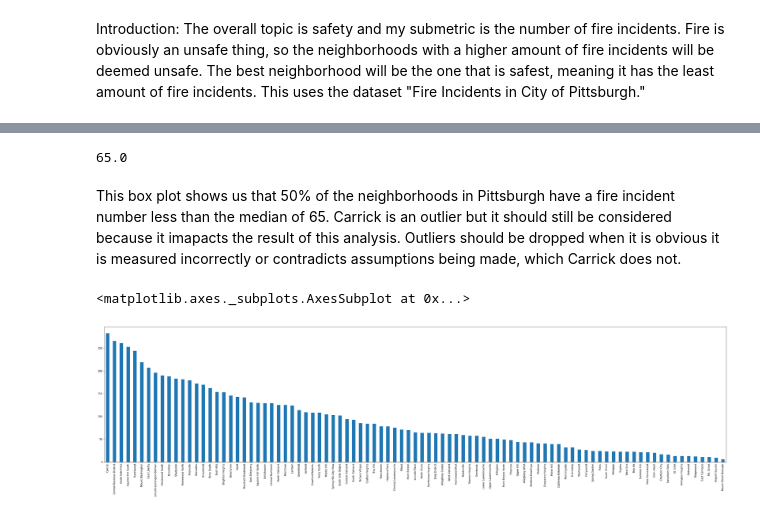
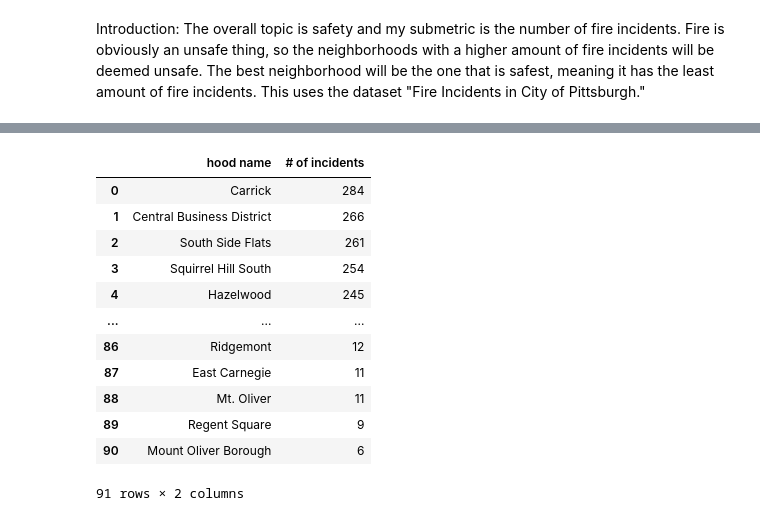
Before and after one commit to jreed2023/FinalProject, a Jupyter notebook: fire.ipynb, the cells around one changed output, grey strips where cells are left out. Drawn from its saved outputs; the diff is of its cells as text; code cells hidden in the pictures.

```diff
--- a/fire.ipynb
+++ b/fire.ipynb
@@ -28,11 +8,18 @@ fire_data['neighborhood'].value_counts().plot.box()
-# %%
-fire_data['neighborhood'].value_counts().median()
-# %% [output]
-65.0
-# %% [markdown]
-This box plot shows us that 50% of the neighborhoods in Pittsburgh have a fire incident number less than the median of 65. Carrick is an outlier but it should still be considered because it imapacts the result of this analysis. Outliers should be dropped when it is obvious it is measured incorrectly or contradicts assumptions being made, which Carrick does not.
-# %%
-fire_data['neighborhood'].value_counts().plot.bar(figsize=(45,10))
-# %% [output]
-<matplotlib.axes._subplots.AxesSubplot at 0x...>
-[figure, removed]
+# %%
+df_fire_frame = fire_data['neighborhood'].value_counts().reset_index()
+df_fire_frame.columns = ['hood name', '# of incidents']
+df_fire_frame
+# %% [output]
+|  | hood name | # of incidents |
+| 0 | Carrick | 284 |
+| 1 | Central Business District | 266 |
+| 2 | South Side Flats | 261 |
+| 3 | Squirrel Hill South | 254 |
+| 4 | Hazelwood | 245 |
+| ... | ... | ... |
+| 86 | Ridgemont | 12 |
+| 87 | East Carnegie | 11 |
+| 88 | Mt. Oliver | 11 |
+| 89 | Regent Square | 9 |
+| 90 | Mount Oliver Borough | 6 |
+91 rows × 2 columns
```
Also changed, not shown: parts of 4 cells of this notebook.
